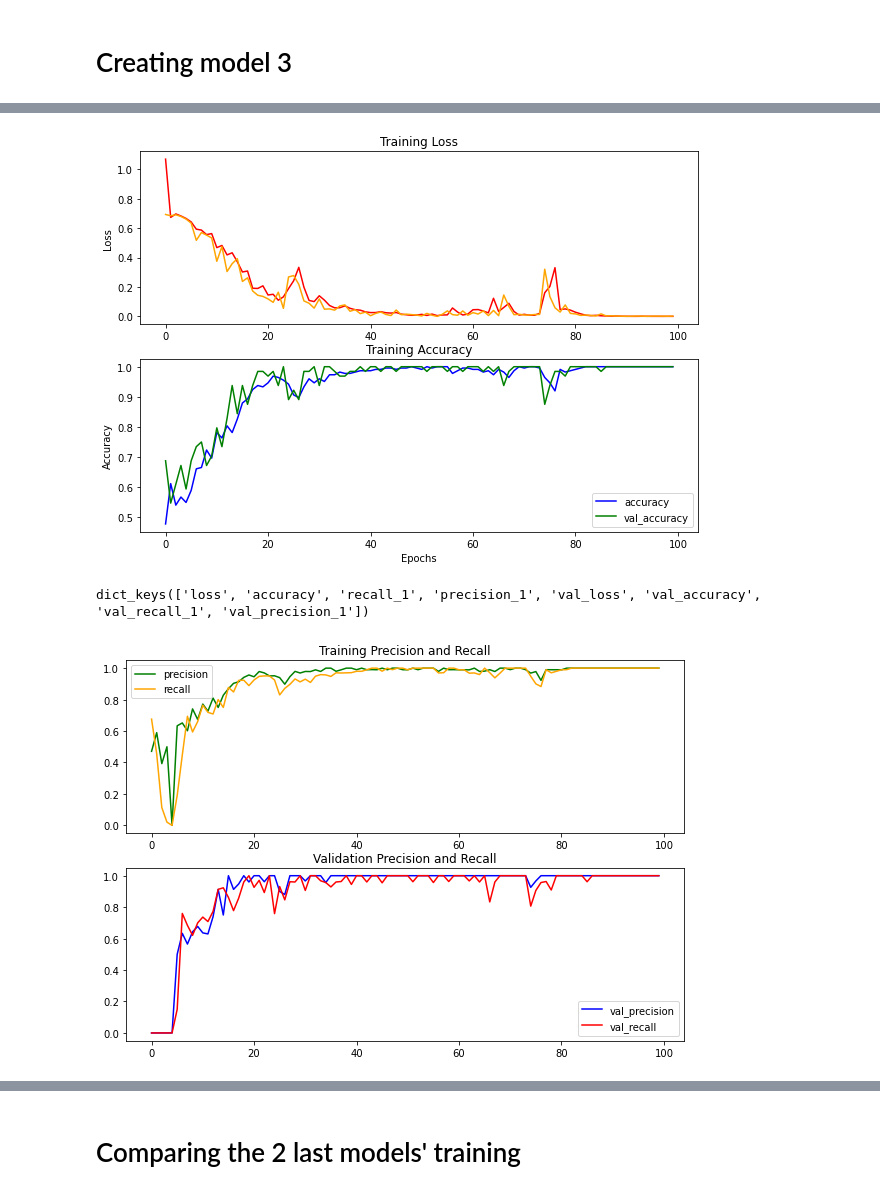
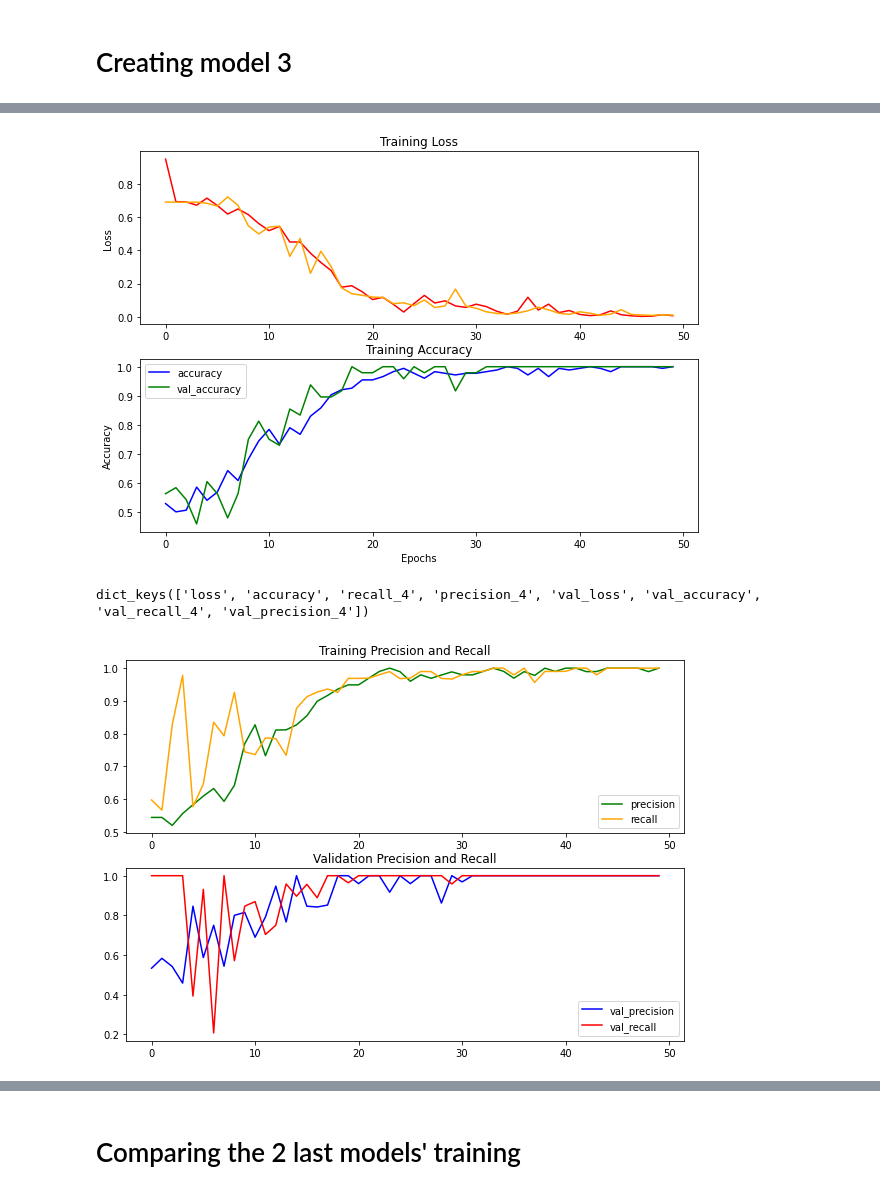
Before and after one commit to AndriievskyiN/bee_swarming_detection, a Jupyter notebook: main.ipynb, the cells around one changed output, grey strips where cells are left out. Saved outputs shown, nothing was run; the diff lists cells and outputs as text; code cells hidden in the pictures.

```diff
--- a/main.ipynb
+++ b/main.ipynb
@@ -416,4 +381,4 @@ Non-trainable params: 0
 _________________________________________________________________
 # %%
 # Fit the model
-hist3 = model3.fit(train_data, validation_data=val_data, epochs=100, callbacks=[callbacks3])
+hist3 = model3.fit(train_data, validation_data=val_data, epochs=50, callbacks=[callbacks3])
@@ -463,21 +407,21 @@ ax1.set_title("Training Loss")
 ax1.set_ylabel("Loss")
 plt.legend();
 # %% [output]
-[figure, old version]
+[figure, new version]
 # %%
 hist3.history.keys()
 # %% [output]
-dict_keys(['loss', 'accuracy', 'recall_1', 'precision_1', 'val_loss', 'val_accuracy', 'val_recall_1', 'val_precision_1'])
+dict_keys(['loss', 'accuracy', 'recall_4', 'precision_4', 'val_loss', 'val_accuracy', 'val_recall_4', 'val_precision_4'])
 # %%
 # Visualizing the training precision and recall
 fig, (ax1, ax2) = plt.subplots(2, 1, figsize=(10,7))
-ax1.plot(hist3_df["precision_1"], label="precision", c="green")
-ax1.plot(hist3_df["recall_1"], label="recall", c="orange")
+ax1.plot(hist3_df["precision_4"], label="precision", c="green")
+ax1.plot(hist3_df["recall_4"], label="recall", c="orange")
 ax1.set_title("Training Precision and Recall")
-ax2.plot(hist3_df["val_precision_1"], label="val_precision", c="blue")
-ax2.plot(hist3_df["val_recall_1"], label="val_recall", c="red")
+ax2.plot(hist3_df["val_precision_4"], label="val_precision", c="blue")
+ax2.plot(hist3_df["val_recall_4"], label="val_recall", c="red")
 ax2.set_title("Validation Precision and Recall")
 ax1.legend();
 ax2.legend();
 # %% [output]
-[figure, old version]
+[figure, new version]
```
Also changed, not shown: parts of 32 cells of this notebook, 22 other files.
